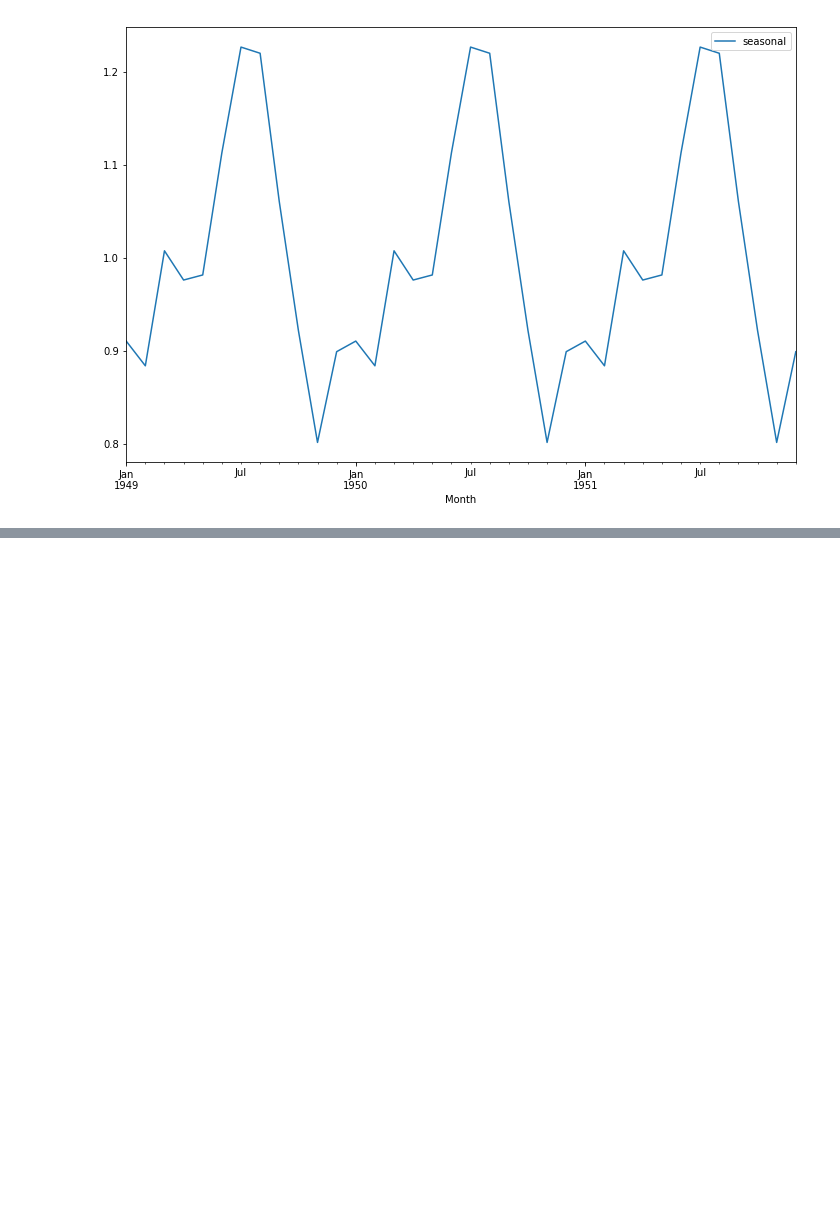
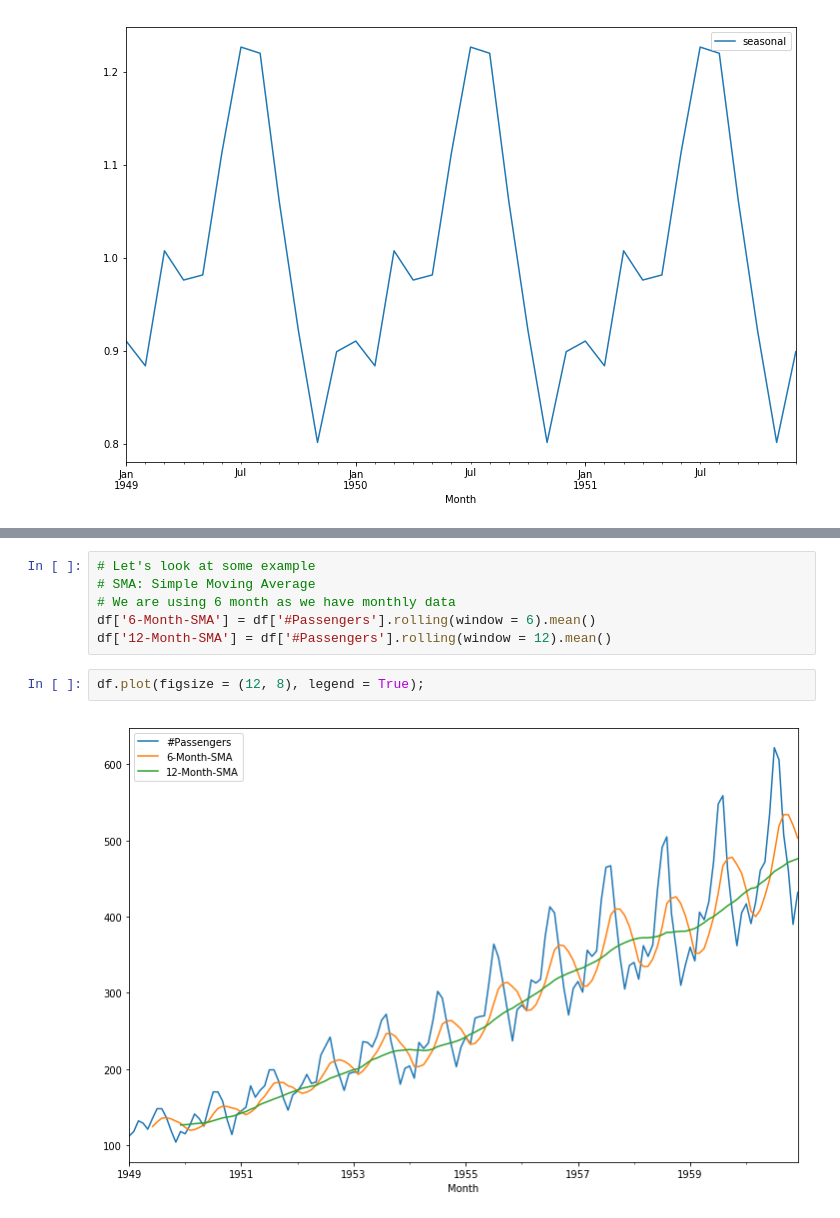
Before and after one commit to mahesh-keswani/ML-DL-FromBasicsToAdvance, a Jupyter notebook: pandas_basics/time_series_with_statsmodel.ipynb, the cells around one changed output, grey strips where cells are left out. Saved outputs shown, nothing was run; the diff lists cells and outputs as text; blank space fills up the shorter version.

```diff
--- a/pandas_basics/time_series_with_statsmodel.ipynb
+++ b/pandas_basics/time_series_with_statsmodel.ipynb
@@ -212,0 +304,10 @@ result.seasonal['1949' : '1951'].plot(figsize = (12, 8), legend = True);
+# %%
+# Let's look at some example
+# SMA: Simple Moving Average
+# We are using 6 month as we have monthly data
+df['6-Month-SMA'] = df['#Passengers'].rolling(window = 6).mean()
+df['12-Month-SMA'] = df['#Passengers'].rolling(window = 12).mean()
+# %%
+df.plot(figsize = (12, 8), legend = True);
+# %% [output]
+[figure, added]
```
Also changed, not shown: parts of 3 cells of this notebook.
